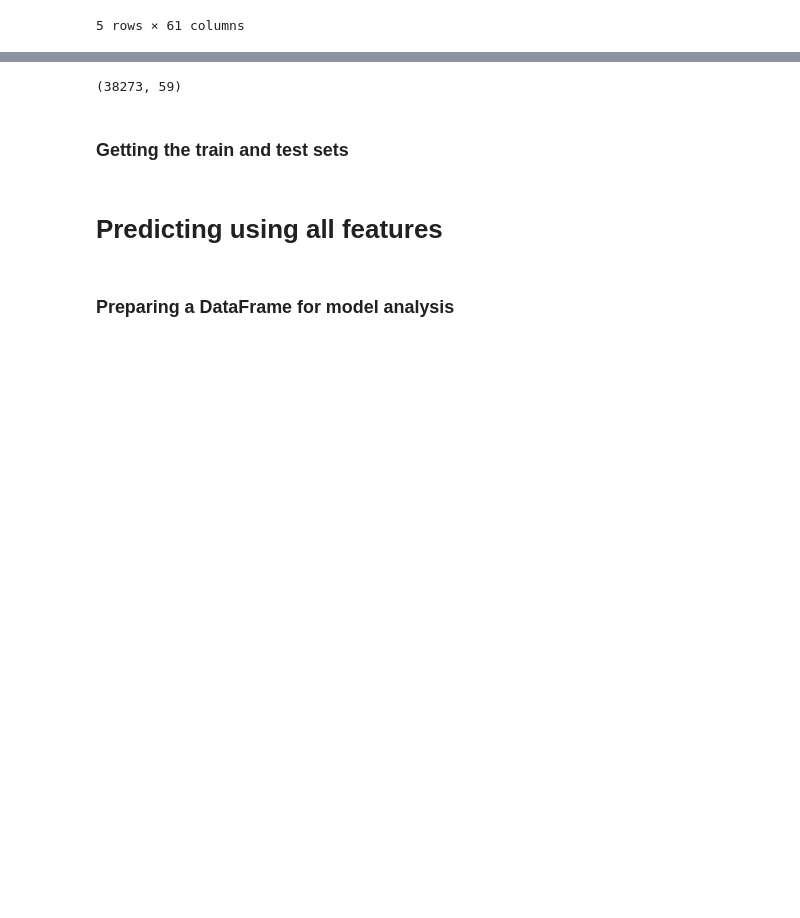
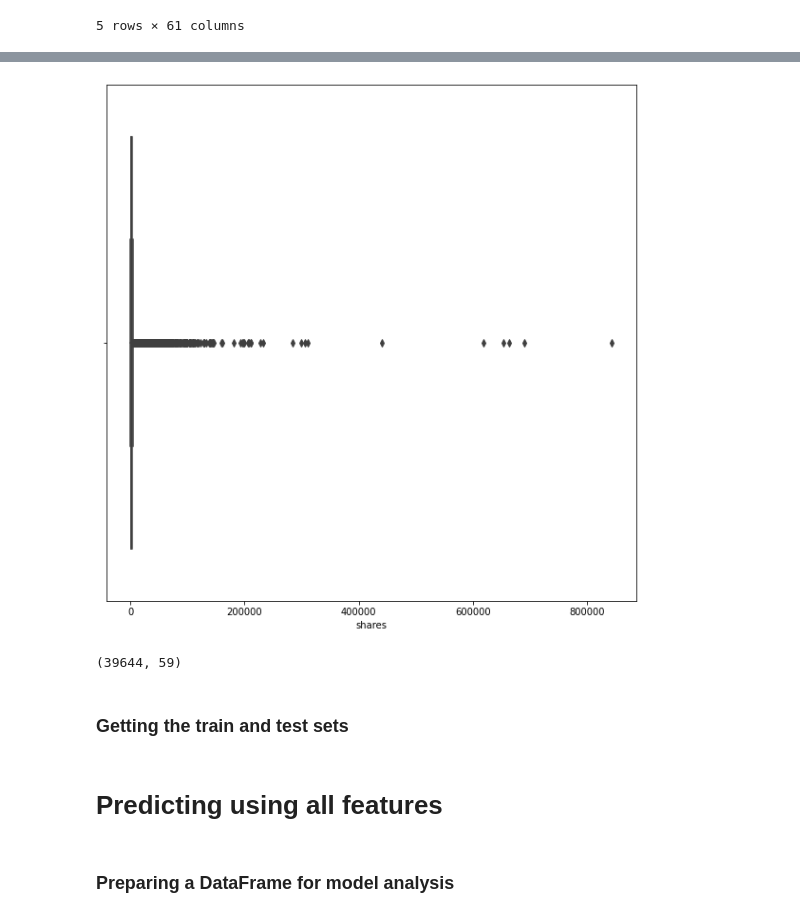
Before and after one commit to zefsgit/prediktiv_analys, a Jupyter notebook: Lecture09/Predicting Post Popularity.ipynb, the cells around one changed output, grey strips where cells are left out. Saved outputs shown, nothing was run; the diff lists cells and outputs as text; code cells hidden in the pictures; blank space fills up the shorter version.

```diff
--- a/Lecture09/Predicting Post Popularity.ipynb
+++ b/Lecture09/Predicting Post Popularity.ipynb
@@ -99,17 +116,15 @@ articles.head()
+# %%
+fig, ax = plt.subplots(figsize=(10, 10))
+sns.boxplot(articles['shares']);
+# %% [output]
+[figure, added]
 # %%
-# Remove whitespace
-articles = articles.rename(columns=lambda x: x.strip())
-# Deleting non predictive columns
-non_predictive = ['url', 'timedelta']
-articles.drop(non_predictive, axis=1, inplace=True)
-# Removing articles with 'extreme' values
-articles = articles[(articles['shares'] > 100) & (articles['shares'] < 15000)]
 # the target is extremely skewed because there are some posts that are very popular.
 # We will apply a logaritmic transformation to this feature to address this issue.
 articles['shares'] = np.log(articles['shares'])
 articles.shape
 # %% [output]
-(38273, 59)
+(39644, 59)
 # %%
 from sklearn.model_selection import train_test_split
 from sklearn.metrics import mean_squared_error
```
Also changed, not shown: parts of 10 cells of this notebook, 28 other files.
